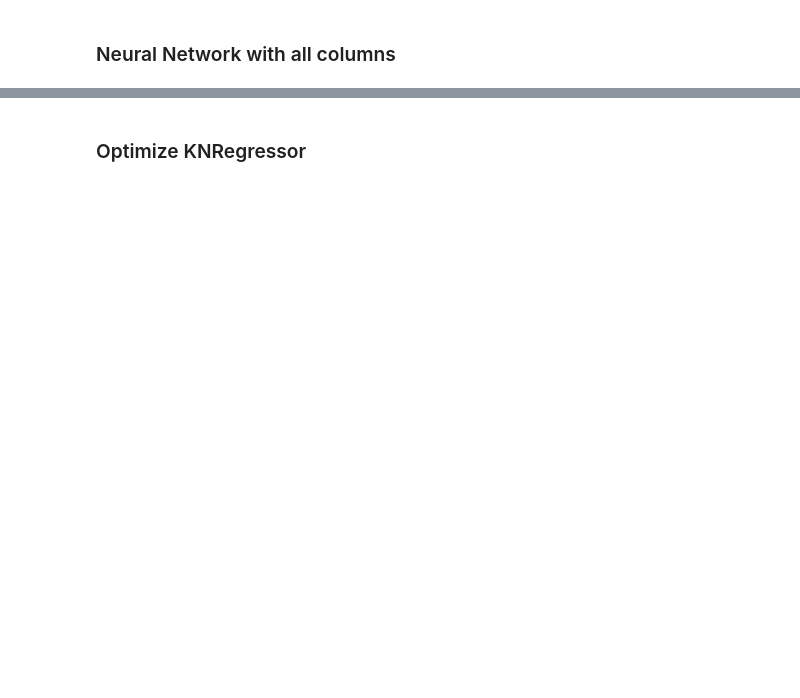
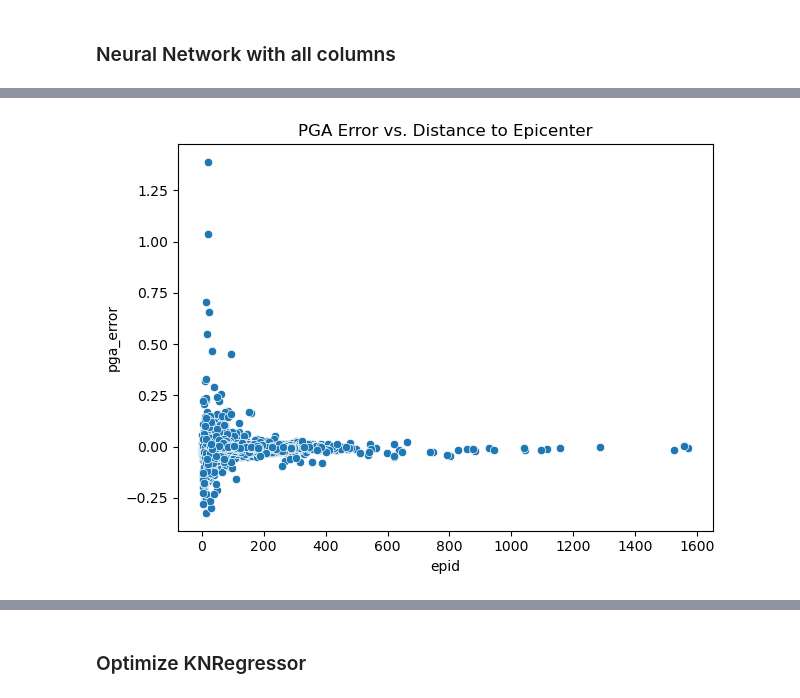
Before and after one commit to bilgeozcay/earthquake, a Jupyter notebook: analysis.ipynb, the cells around one changed output, grey strips where cells are left out. Cells and saved outputs as stored; diff of their text form; code cells hidden in the pictures; blank space fills up the shorter version.

```diff
--- a/analysis.ipynb
+++ b/analysis.ipynb
@@ -668,5 +673,7 @@ plt.savefig('images/neural_all_actual_pred.png')
 # %%
-sns.scatterplot(data=res, x='epid', y='pga_error').set(title='PGA Error vs. Distance to Epicenter')
+sns.scatterplot(data=results, x='epid', y='pga_error').set(title='PGA Error vs. Distance to Epicenter')
 plt.tight_layout()
 plt.savefig('images/neural_pgaerror_epi.png')
+# %% [output]
+[figure, added]
 # %%
```
Also changed, not shown: parts of 21 cells of this notebook.
